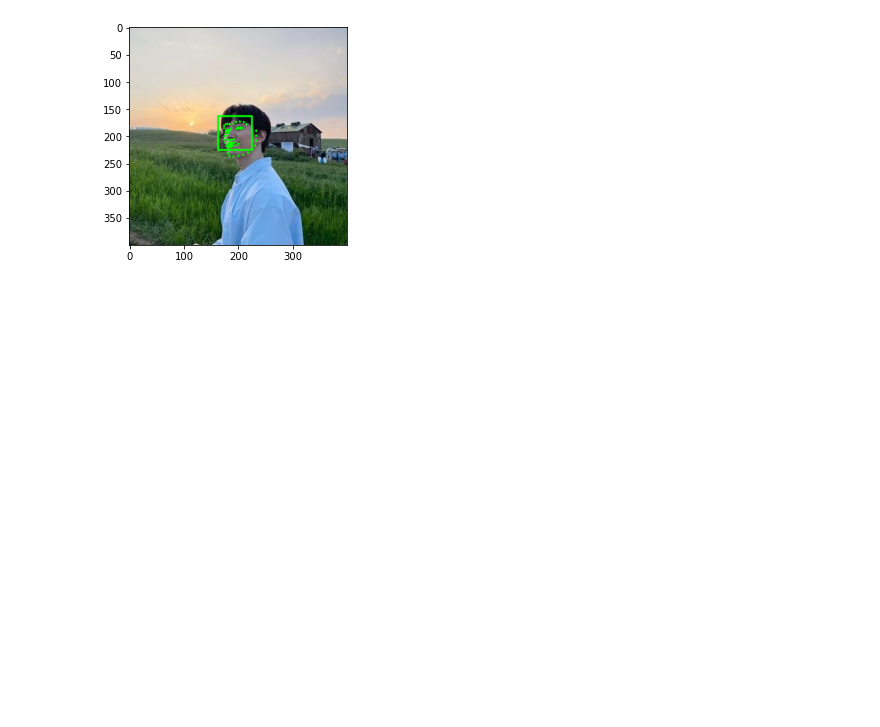
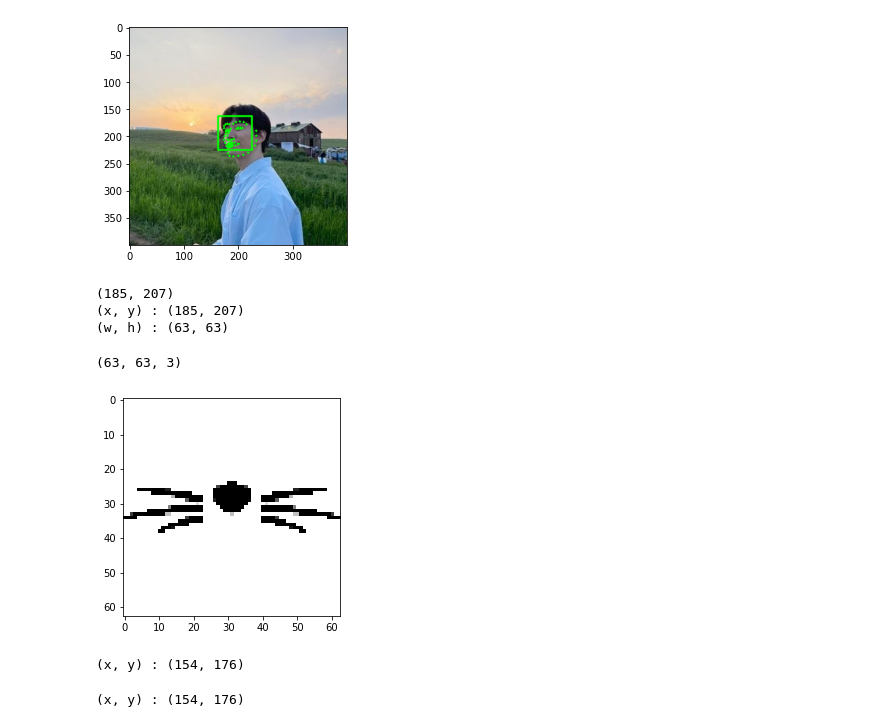
Before and after one commit to siyeon-Hwang/aiffel_exp, a Jupyter notebook: [E-03]Face_Recognition.ipynb, the cells around one changed output. Drawn from its saved outputs; the diff is of its cells as text; code cells hidden in the pictures; blank space fills up the shorter version.

```diff
--- a/[E-03]Face_Recognition.ipynb
+++ b/[E-03]Face_Recognition.ipynb
@@ -209,4 +212,45 @@ plt.show()
 # %% [output]
 [figure]
 # %%
-#3.스티커 적용하기
+#3.스티커 가져오기
+# 좌표 확인하기
+for dlib_rect, landmark in zip(dlib_rects2, list_landmarks2):
+    print(landmark[33])
+    x = landmark[33][0]
+    y = landmark[33][1] #- dlib_rect.height()//2
+    w = h = dlib_rect.width()
+    print('(x, y) : (%d, %d)'%(x,y))
+    print('(w, h) : (%d, %d)'%(w,h))
+# %% [output]
+(185, 207)
+(x, y) : (185, 207)
+(w, h) : (63, 63)
+# %%
+#준비한 스티커 가져와 확인하기
+sticker_path = './camera_sticker/images/cat-whiskers.png'
+img_sticker = cv2.imread(sticker_path, cv2.IMREAD_COLOR) #투명한 배경 고려
+img_sticker = cv2.resize(img_sticker, (w,h))
+print(img_sticker.shape)
+plt.imshow(img_sticker)
+plt.show()
+# %% [output]
+(63, 63, 3)
+[figure, added]
+# %%
+#스티커 추가 위해 시작(x,y)좌표 조정
+refined_x = x - w//2
+refined_y = y - h//2
+print('(x, y) : (%d, %d)'%(refined_x, refined_y))
+# %% [output]
+(x, y) : (154, 176)
+# %%
+if refined_x < 0:
+    img_sticker = img_sticker[:, -refined_x:]
+    refined_x = 0
+if refined_y < 0:
+    img_sticker = img_sticker[-refined_y:, :]
+    refined_y = 0
+
+print('(x, y) : (%d, %d)'%(refined_x, refined_y))
+# %% [output]
+(x, y) : (154, 176)
```
Also changed, not shown: parts of 4 cells of this notebook.
